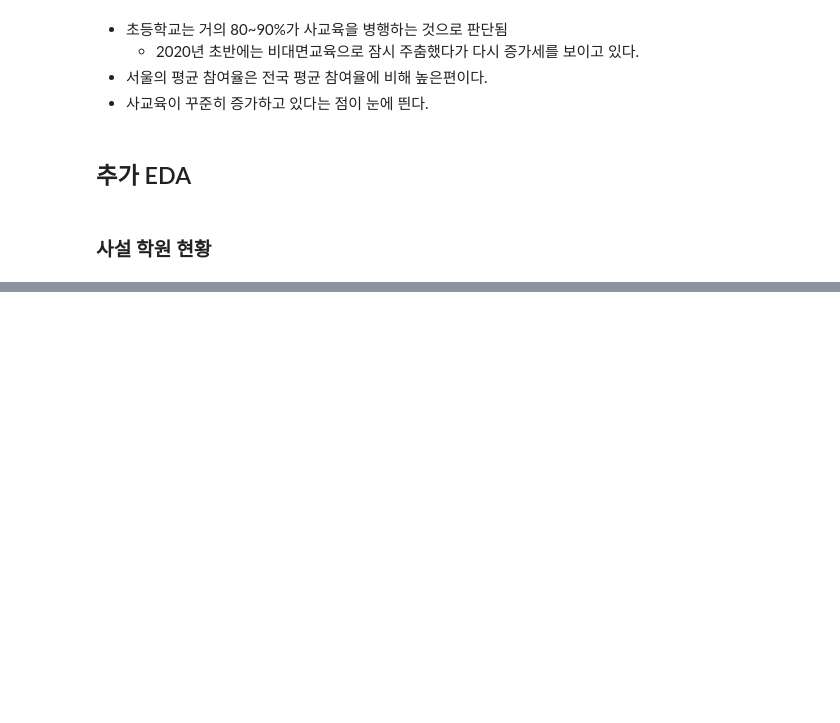
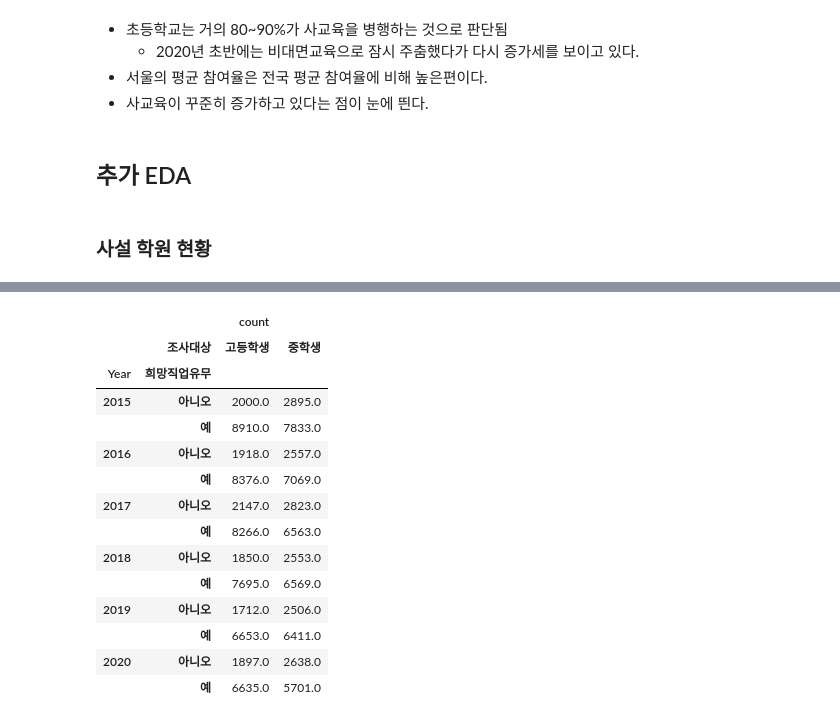
Before and after one commit to moonstar97/Structure, a Jupyter notebook: 가설1번_EDA.ipynb, the cells around one changed output, grey strips where cells are left out. Drawn from its saved outputs; the diff is of its cells as text; code cells hidden in the pictures; blank space fills up the shorter version.

```diff
--- a/가설1번_EDA.ipynb
+++ b/가설1번_EDA.ipynb
@@ -473,0 +629,5 @@ plt.show()
+# %%
+df_dream= pd.melt(df_dream, id_vars=['조사대상','희망직업유무'], var_name ='Year', value_name='count')
+df_dream['Year'] = df_dream['Year'].astype(int)
+df_dream['count'] = df_dream['count'].apply(mapping).astype(float)
+df_dream.head()
@@ -473,0 +665,18 @@ plt.show()
+# %%
+df_dream = pd.pivot_table(df_dream, index=['Year','희망직업유무'],columns='조사대상').mean()
+# %% [output]
+|  |  | count |  |
+|  | 조사대상 | 고등학생 | 중학생 |
+| Year | 희망직업유무 |  |  |
+| 2015 | 아니오 | 2000.0 | 2895.0 |
+|  | 예 | 8910.0 | 7833.0 |
+| 2016 | 아니오 | 1918.0 | 2557.0 |
+|  | 예 | 8376.0 | 7069.0 |
+| 2017 | 아니오 | 2147.0 | 2823.0 |
+|  | 예 | 8266.0 | 6563.0 |
+| 2018 | 아니오 | 1850.0 | 2553.0 |
+|  | 예 | 7695.0 | 6569.0 |
+| 2019 | 아니오 | 1712.0 | 2506.0 |
+|  | 예 | 6653.0 | 6411.0 |
+| 2020 | 아니오 | 1897.0 | 2638.0 |
+|  | 예 | 6635.0 | 5701.0 |
```
Also changed, not shown: parts of 20 cells of this notebook, 6 other files.
